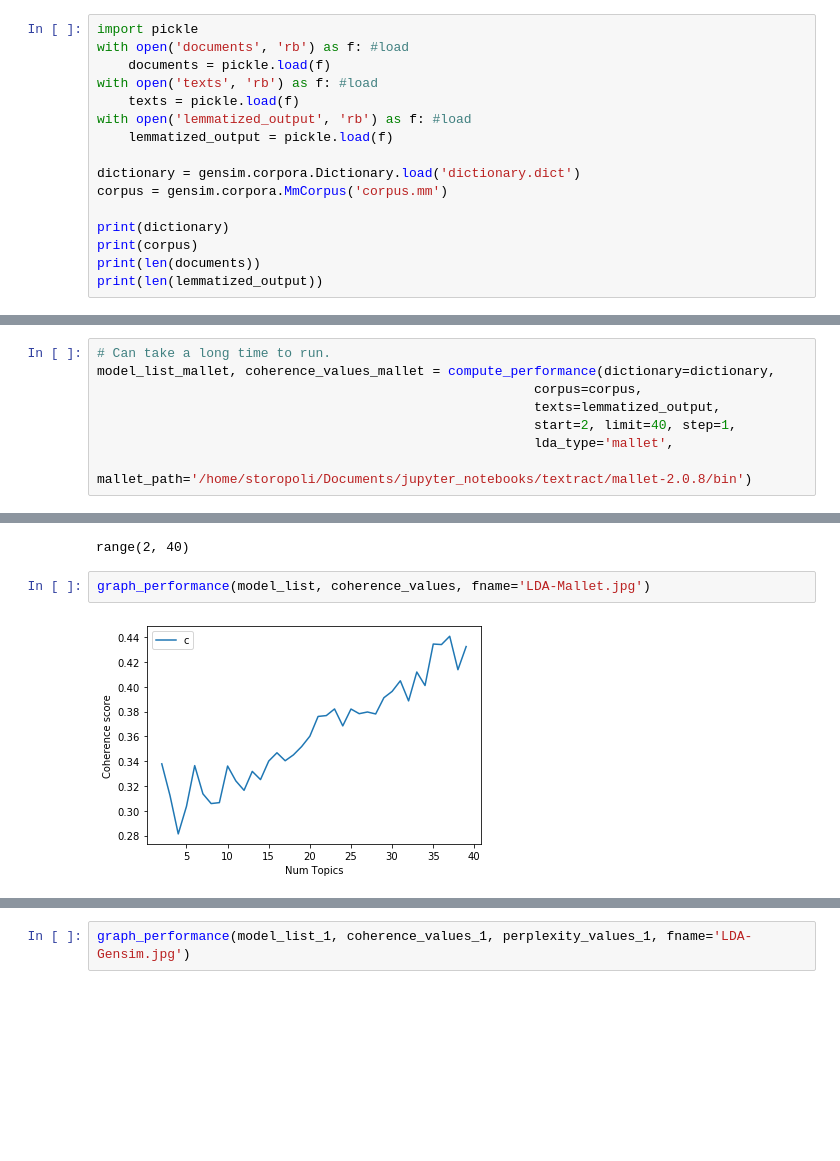
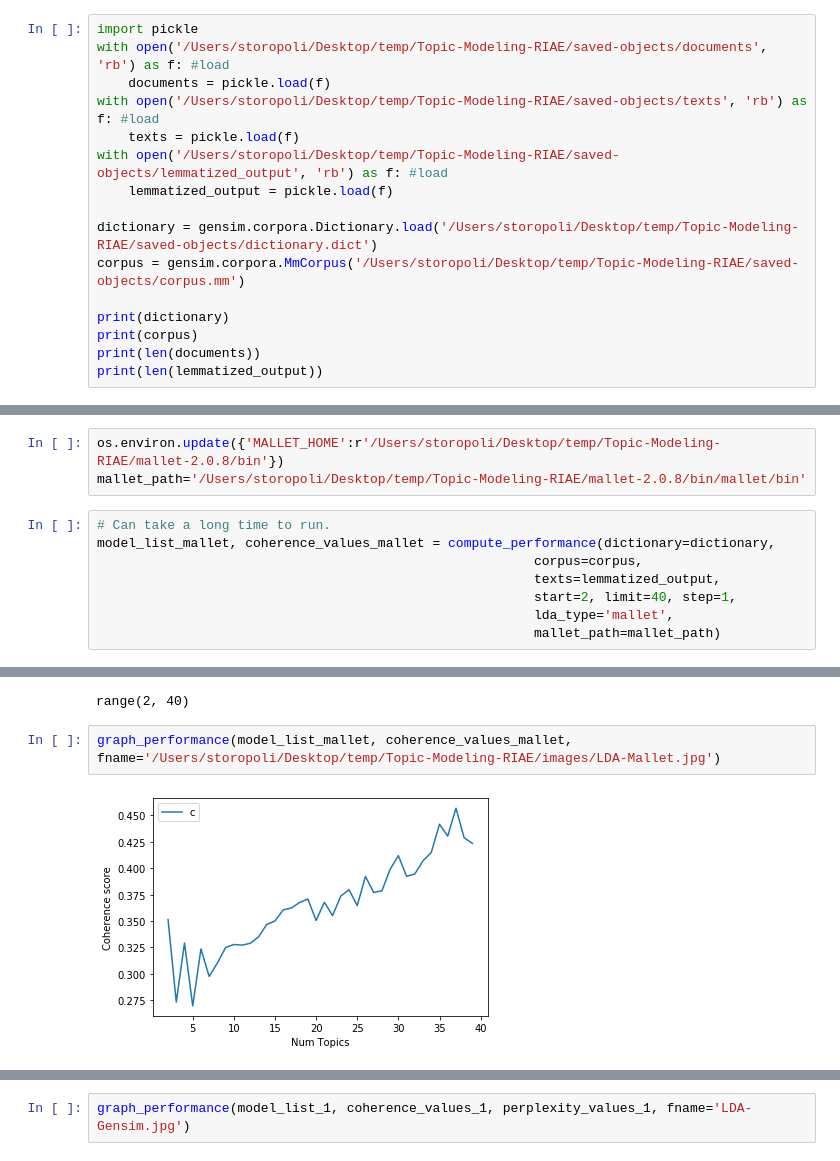
Before and after one commit to andrelmfsantos/Topic-Modeling-RIAE, a Jupyter notebook: jupiter-notebooks/LDA.ipynb, the cells around one changed output, grey strips where cells are left out. Cells and saved outputs as stored; diff of their text form; blank space fills up the shorter version.

Commit message:
Organized folders and correct indexing of topic images

```diff
--- a/LDA.ipynb
+++ b/jupiter-notebooks/LDA.ipynb
@@ -20,15 +20,15 @@ Python Version: 3.7.3 | packaged by conda-forge | (default, Mar 27 2019, 23:01:0
 If you ever need to load dictionary, corpus and documents
 # %%
 import pickle
-with open('documents', 'rb') as f: #load
+with open('/Users/storopoli/Desktop/temp/Topic-Modeling-RIAE/saved-objects/documents', 'rb') as f: #load
     documents = pickle.load(f)
-with open('texts', 'rb') as f: #load
+with open('/Users/storopoli/Desktop/temp/Topic-Modeling-RIAE/saved-objects/texts', 'rb') as f: #load
     texts = pickle.load(f)
-with open('lemmatized_output', 'rb') as f: #load
+with open('/Users/storopoli/Desktop/temp/Topic-Modeling-RIAE/saved-objects/lemmatized_output', 'rb') as f: #load
     lemmatized_output = pickle.load(f)
 
-dictionary = gensim.corpora.Dictionary.load('dictionary.dict')
-corpus = gensim.corpora.MmCorpus('corpus.mm')
+dictionary = gensim.corpora.Dictionary.load('/Users/storopoli/Desktop/temp/Topic-Modeling-RIAE/saved-objects/dictionary.dict')
+corpus = gensim.corpora.MmCorpus('/Users/storopoli/Desktop/temp/Topic-Modeling-RIAE/saved-objects/corpus.mm')
 
 print(dictionary)
 print(corpus)
@@ -129,6 +130,9 @@ model_list_1, coherence_values_1, perplexity_values_1 = compute_performance(dict
                                                                                         texts=lemmatized_output,
                                                                                         start=2, limit=40, step=1,
                                                                                         lda_type='gensim')
+# %%
+os.environ.update({'MALLET_HOME':r'/Users/storopoli/Desktop/temp/Topic-Modeling-RIAE/mallet-2.0.8/bin'})
+mallet_path='/Users/storopoli/Desktop/temp/Topic-Modeling-RIAE/mallet-2.0.8/bin/mallet/bin'
 # %%
 # Can take a long time to run.
 model_list_mallet, coherence_values_mallet = compute_performance(dictionary=dictionary,
@@ -136,4 +140,4 @@ model_list_mallet, coherence_values_mallet = compute_performance(dictionary=dict
                                                         texts=lemmatized_output,
                                                         start=2, limit=40, step=1,
                                                         lda_type='mallet',
-                                                        mallet_path='/home/storopoli/Documents/jupyter_notebooks/textract/mallet-2.0.8/bin')
+                                                        mallet_path=mallet_path)
@@ -201,6 +203,6 @@ range(2,2+len(model_list),1)
 # %% [output]
 range(2, 40)
 # %%
-graph_performance(model_list, coherence_values, fname='LDA-Mallet.jpg')
+graph_performance(model_list_mallet, coherence_values_mallet, fname='/Users/storopoli/Desktop/temp/Topic-Modeling-RIAE/images/LDA-Mallet.jpg')
 # %% [output]
-[figure, old version]
+[figure, new version]
```
Also changed, not shown: parts of 7 cells of this notebook, 53 other files.
